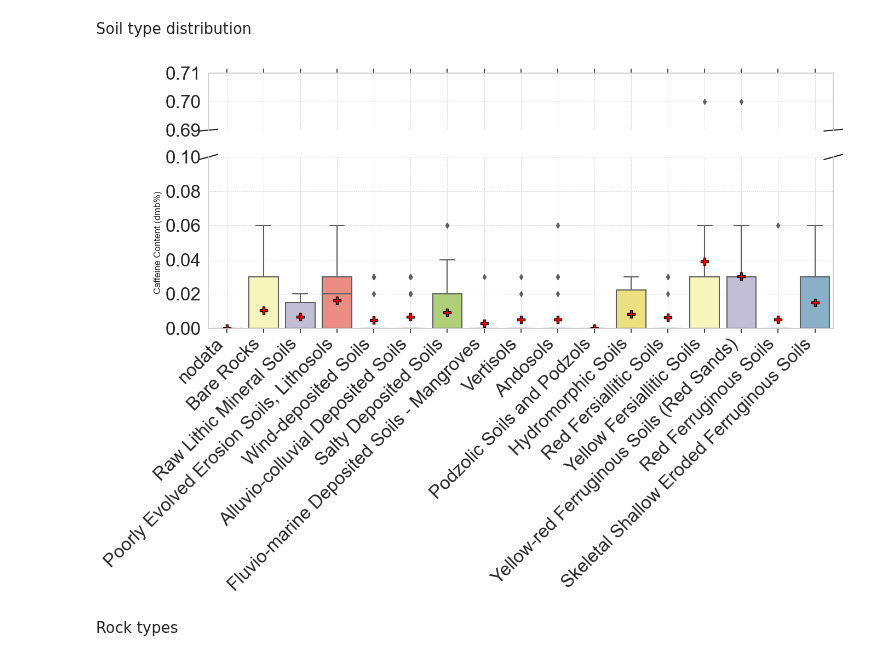
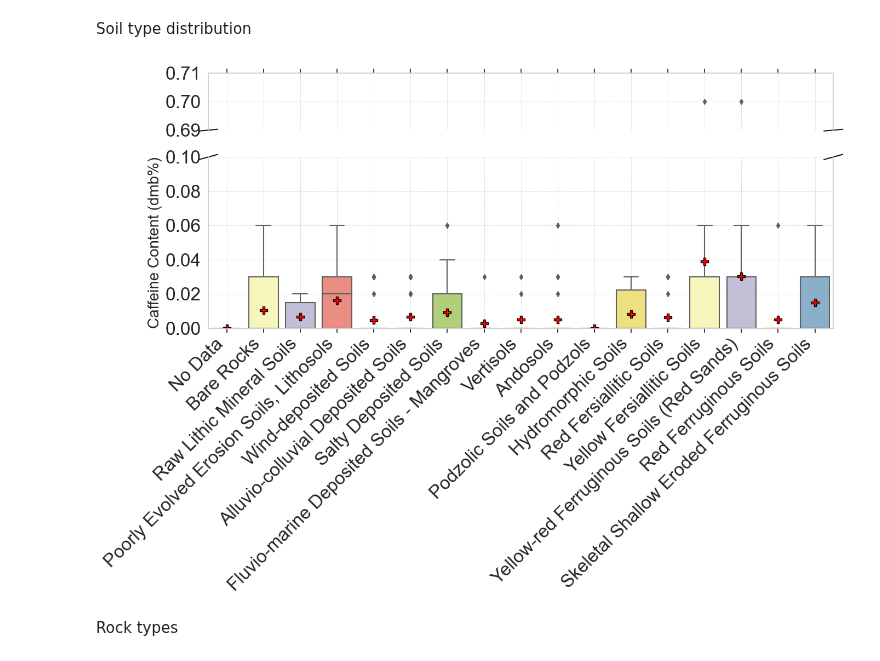
Before and after one commit to tahiri-lab/py_madaclim, a Jupyter notebook: workdir/analysis/bin/interpretation.ipynb, the cells around one changed output. Cells and saved outputs as stored; diff of their text form; code cells hidden in the pictures.

Commit message:
column mapping improvements

```diff
--- a/workdir/analysis/bin/interpretation.ipynb
+++ b/workdir/analysis/bin/interpretation.ipynb
@@ -9,10 +9,10 @@ pd.setoption('display.max rows', None)
 import seaborn as sns
 import matplotlib.pyplot as plt
 
-coffee_data = pd.read_csv(r"..\data\reduceddata bin.csv")
+coffee_data = pd.read_csv(r"..\data\reduced_data_bin.csv")
 df = pd.read_csv(r"..\data\reduced_data.csv")
 
-df = pd.concat([df, coffee data["caffeine_percent"]], axis=1)
+df = pd.concat([df, coffee_data["caffeine_percent"]], axis=1)
 
 print(df.head())
 # %% [output]
@@ -24,0 +49,9 @@ print(df.head())
+# %%
+# Create a sub DataFrame with the selected columns
+soi_df = df[['env_76_soi', 'caffeine_percent']]
+
+# Drop rows with NaN values
+soi_df = soi_df.dropna()
+
+# Display the resulting DataFrame
+print(soi_df)
@@ -49,7 +100,7 @@ mapping_dict = {
     '4': 'Wind-deposited Soils',
     '14': 'Yellow-red Ferruginous Soils (Red Sands)',
     '13': 'Yellow Fersiallitic Soils',
-    '0': 'nodata'
+    '0': 'No Data'
 }
 # %%
 import numpy as np
@@ -76,12 +127,12 @@ ax1 = axes[0]  # Top plot for box plot
 ax2 = axes[1]  # Bottom plot for box plot
 
 # Top plot (focused on 0.69 to 0.71 range)
-sns.boxplot(x='env_76_soi', y='caffeine_percent', data=df, palette='Set3', ax=ax1, showmeans=True, meanprops=meanprops)
+sns.boxplot(x='env_76_soi', y='caffeine_percent', data=soi_df, palette='Set3', ax=ax1, showmeans=True, meanprops=meanprops)
 ax1.set_ylim(0.69, 0.71)  # Display a small range above the break
 ax1.set_yticks(np.arange(0.69, 0.71, 0.01))  # Adjust interval for the narrow section
 
 # Bottom plot (below 0.1)
-sns.boxplot(x='env_76_soi', y='caffeine_percent', data=df, palette='Set3', ax=ax2, showmeans=True, meanprops=meanprops)
+sns.boxplot(x='env_76_soi', y='caffeine_percent', data=soi_df, palette='Set3', ax=ax2, showmeans=True, meanprops=meanprops)
 ax2.set_ylim(0, 0.1)  # Emphasize the main range
 ax2.set_yticks(np.arange(0, 0.11, 0.02))  # Set interval for the bottom part
 
@@ -94,35 +145,35 @@ ax2.spines['top'].set_visible(False)
 ax1.xaxis.tick_top()
 ax1.tick_params(labeltop=False)  # Don't put tick labels at the top
 ax2.xaxis.tick_bottom()
 
 # Add diagonal lines to indicate the break in the y-axis
 d = .015  # How big to make the diagonal lines in axes coordinates
 kwargs = dict(transform=ax1.transAxes, color='k', clip_on=False)
 ax1.plot((-d, +d), (-d, +d), **kwargs)  # Top-left diagonal
 ax1.plot((1 - d, 1 + d), (-d, +d), **kwargs)  # Top-right diagonal
 
 kwargs.update(transform=ax2.transAxes)  # Switch to the bottom axes
 ax2.plot((-d, +d), (1 - d, 1 + d), **kwargs)  # Bottom-left diagonal
 ax2.plot((1 - d, 1 + d), (1 - d, 1 + d), **kwargs)  # Bottom-right diagonal
 
 # Set labels and titles for box plot
 ax2.set_xlabel('')
-ax2.set_ylabel('Caffeine Content (dmb%)')
+ax2.set_ylabel('Caffeine Content (dmb%)', fontsize=20)
 ax1.set_ylabel('')  # Remove y-axis label from the top plot
 ax1.set_xlabel('')  # Remove y-axis label from the top plot
 ax1.grid(True, which='both', linestyle='--', linewidth=0.5)
 ax2.grid(True, which='both', linestyle='--', linewidth=0.5)
 
 current_labels = plt.gca().get_xticks()
 new_labels = [mapping_dict.get(str(int(label)), label) for label in current_labels]  # Convert labels to int and then to str for matching
 
 plt.gca().set_xticklabels(new_labels, rotation=45, ha='right')  # Rotate labels 45 degrees and align to the right
 
 
 plt.tight_layout()
 plt.show()
 # %% [output]
-[figure, old version]
+[figure, new version]
 # %% [markdown]
 Rock types
 # %%
```
Also changed, not shown: parts of 14 cells of this notebook, 1 other file.
